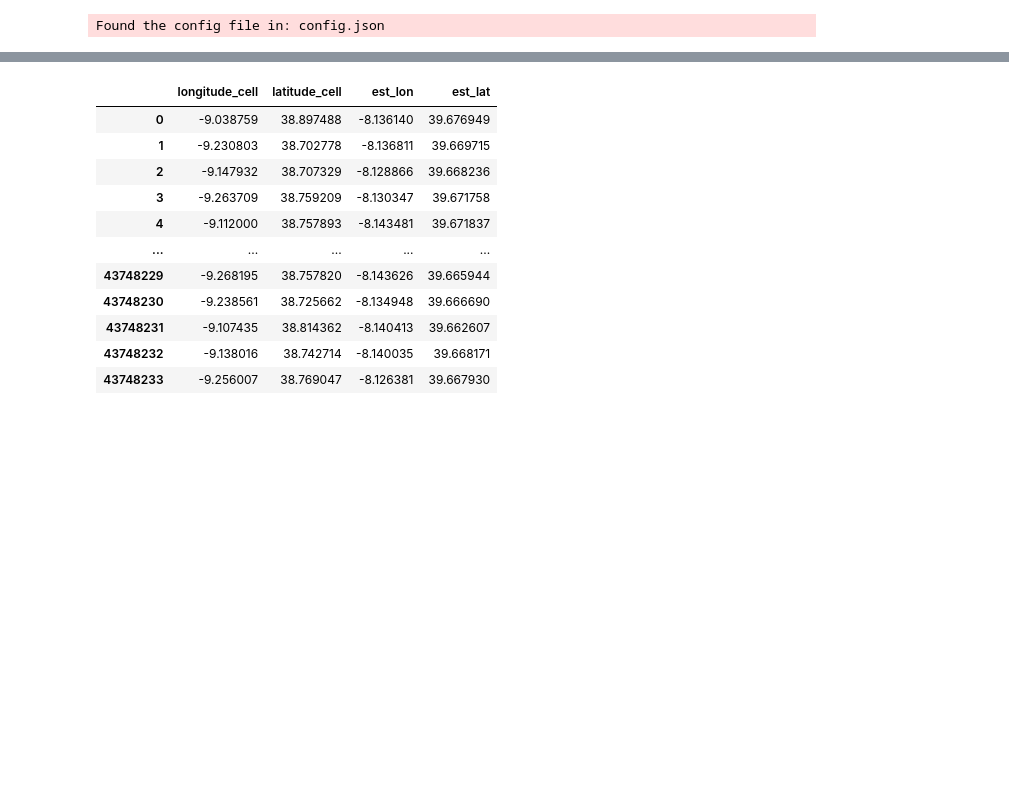
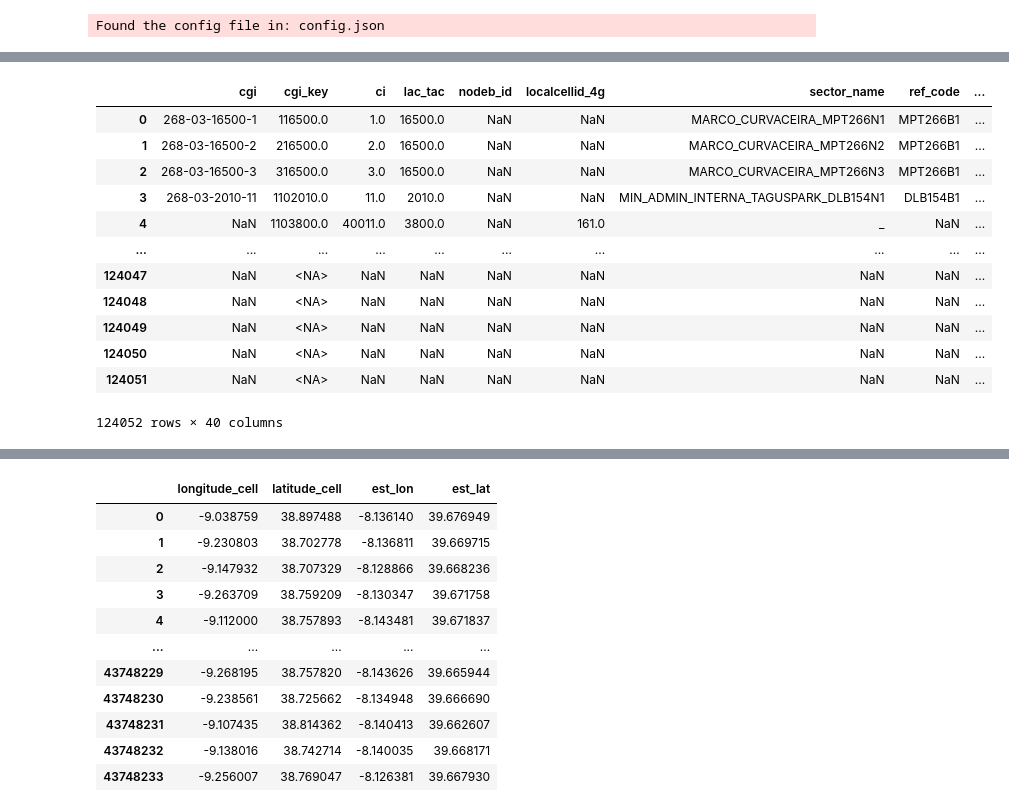
Before and after one commit to kfilonchik/mobility4py, a Jupyter notebook: cdr_location_spreading.ipynb, the cells around one changed output, grey strips where cells are left out. Drawn from its saved outputs; the diff is of its cells as text; code cells hidden in the pictures; blank space fills up the shorter version.

```diff
--- a/cdr_location_spreading.ipynb
+++ b/cdr_location_spreading.ipynb
@@ -27,0 +78,4 @@ network = pd.read_csv(network_asset.path)
+# %%
+#network['cgi_key'] = network['cgi_key'].astype("string").str.strip().astype("int")
+network['cell_id'] = network['cgi']
+df['a_bts_cgi'] = df['a_bts_cgi'].astype("int")
@@ -27,0 +113,16 @@ network = pd.read_csv(network_asset.path)
+# %%
+network
+# %% [output]
+|  | cgi | cgi_key | ci | lac_tac | nodeb_id | localcellid_4g | sector_name | ref_code | ... |
+| 0 | 268-03-16500-1 | 116500.0 | 1.0 | 16500.0 | NaN | NaN | MARCO_CURVACEIRA_MPT266N1 | MPT266B1 | ... |
+| 1 | 268-03-16500-2 | 216500.0 | 2.0 | 16500.0 | NaN | NaN | MARCO_CURVACEIRA_MPT266N2 | MPT266B1 | ... |
+| 2 | 268-03-16500-3 | 316500.0 | 3.0 | 16500.0 | NaN | NaN | MARCO_CURVACEIRA_MPT266N3 | MPT266B1 | ... |
+| 3 | 268-03-2010-11 | 1102010.0 | 11.0 | 2010.0 | NaN | NaN | MIN_ADMIN_INTERNA_TAGUSPARK_DLB154N1 | DLB154B1 | ... |
+| 4 | NaN | 1103800.0 | 40011.0 | 3800.0 | NaN | 161.0 | _ | NaN | ... |
+| ... | ... | ... | ... | ... | ... | ... | ... | ... | ... |
+| 124047 | NaN | <NA> | NaN | NaN | NaN | NaN | NaN | NaN | ... |
+| 124048 | NaN | <NA> | NaN | NaN | NaN | NaN | NaN | NaN | ... |
+| 124049 | NaN | <NA> | NaN | NaN | NaN | NaN | NaN | NaN | ... |
+| 124050 | NaN | <NA> | NaN | NaN | NaN | NaN | NaN | NaN | ... |
+| 124051 | NaN | <NA> | NaN | NaN | NaN | NaN | NaN | NaN | ... |
+124052 rows × 40 columns
```
Also changed, not shown: parts of 8 cells of this notebook, 8 other files.
